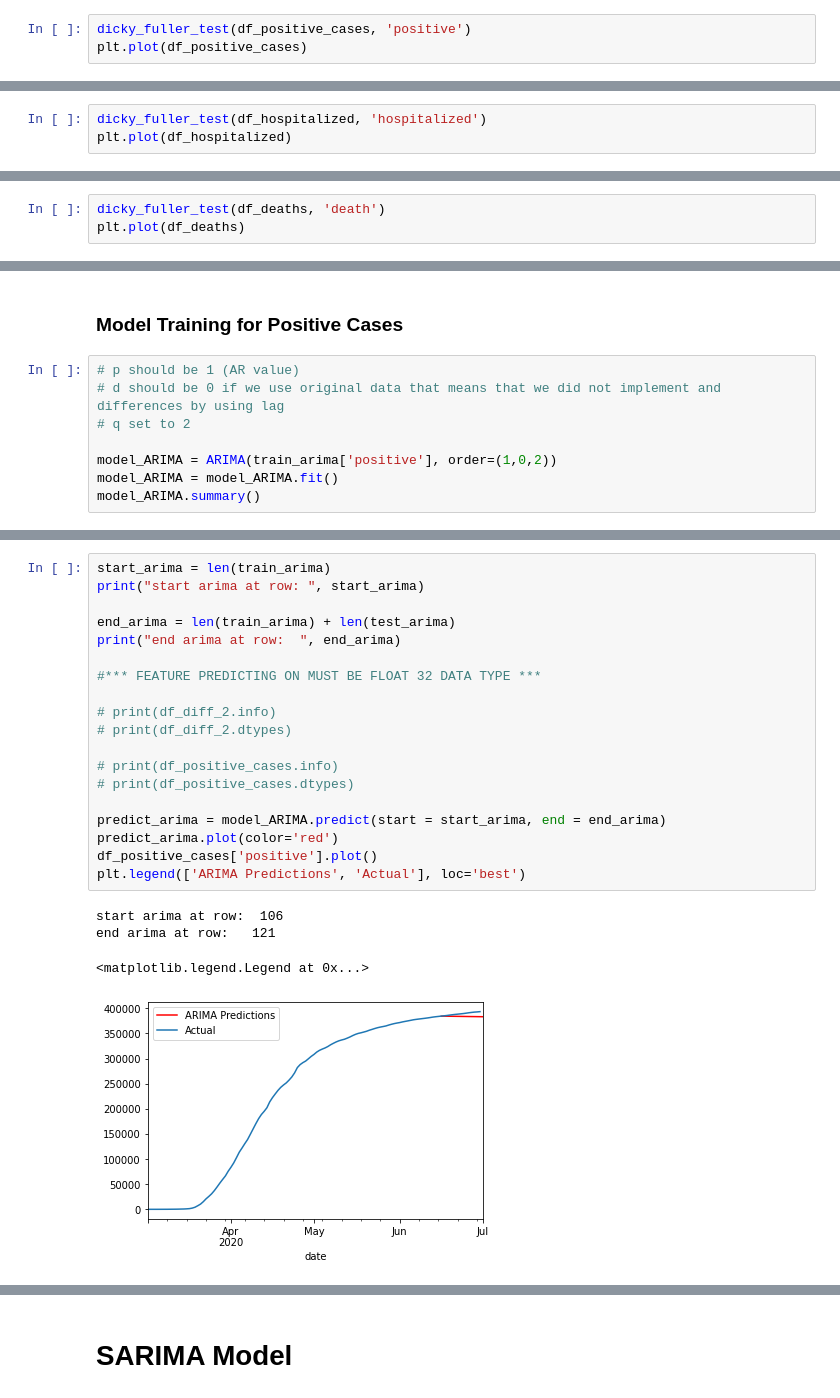
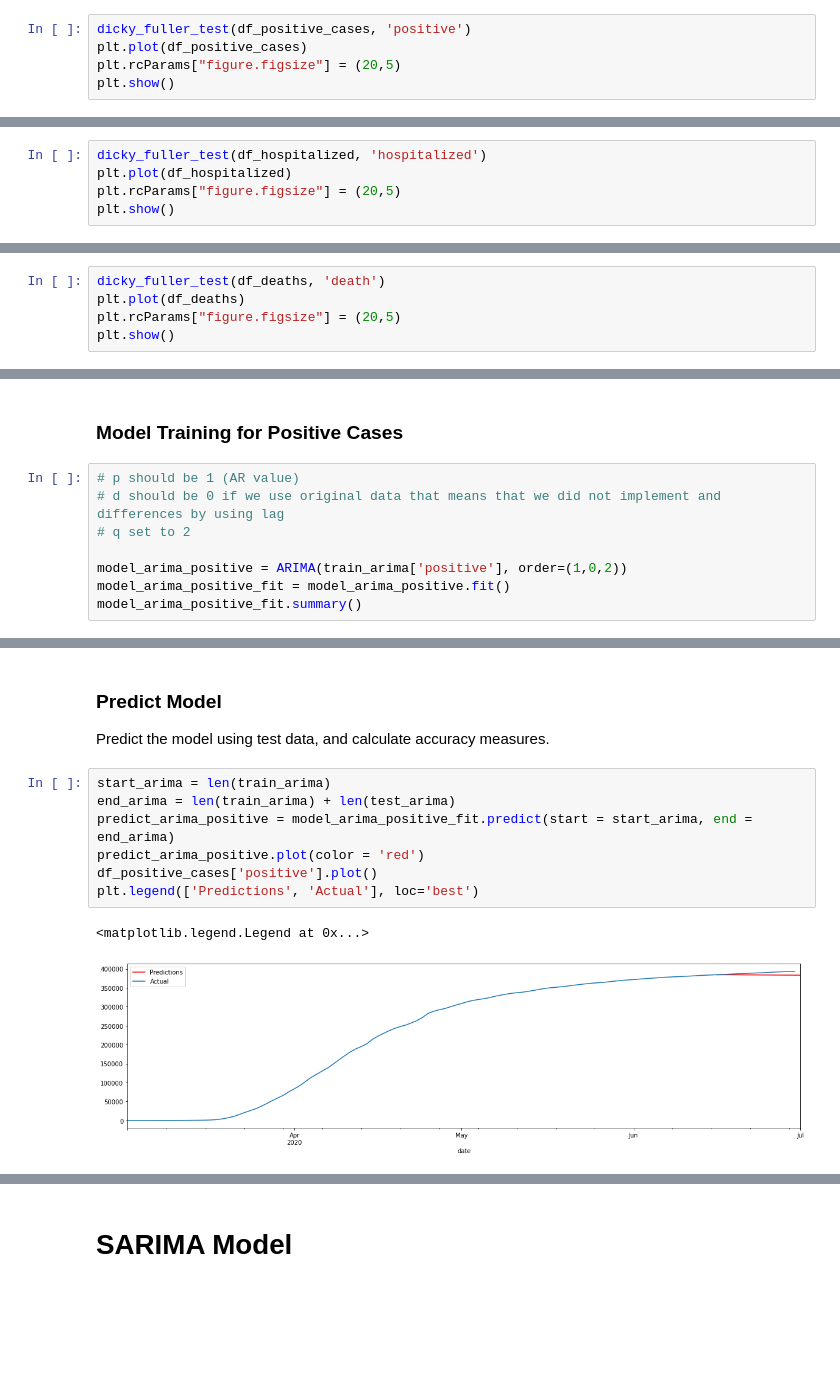
Before and after one commit to JohnKHancock/CUNY_DATA_698_Maters_Project, a Jupyter notebook: project-model/arima-models.ipynb, the cells around one changed output, grey strips where cells are left out. Saved outputs shown, nothing was run; the diff lists cells and outputs as text; blank space fills up the shorter version.

```diff
--- a/project-model/arima-models.ipynb
+++ b/project-model/arima-models.ipynb
@@ -194,5 +99,7 @@ Below we will use the Dicky Fuller Test to assess if the data set we have is sta
 # %%
 dicky_fuller_test(df_positive_cases, 'positive')
 plt.plot(df_positive_cases)
+plt.rcParams["figure.figsize"] = (20,5)
+plt.show()
 # %% [output]
 Results of Dickey-Fuller Test for: positive
@@ -212,5 +118,7 @@ The p-value is significant at  0.020599585879086686 , meaning we can reject the
 # %%
 dicky_fuller_test(df_hospitalized, 'hospitalized')
 plt.plot(df_hospitalized)
+plt.rcParams["figure.figsize"] = (20,5)
+plt.show()
 # %% [output]
 Results of Dickey-Fuller Test for: hospitalized
@@ -230,5 +137,7 @@ The p-value is too large at  0.09331668941023669 , meaning we cannot reject the
 # %%
 dicky_fuller_test(df_deaths, 'death')
 plt.plot(df_deaths)
+plt.rcParams["figure.figsize"] = (20,5)
+plt.show()
 # %% [output]
 Results of Dickey-Fuller Test for: death
@@ -296,9 +377,9 @@ Testing set dimensions:  (15, 1)
 # d should be 0 if we use original data that means that we did not implement and differences by using lag
 # q set to 2
 
-model_ARIMA = ARIMA(train_arima['positive'], order=(1,0,2))
-model_ARIMA = model_ARIMA.fit()
-model_ARIMA.summary()
+model_arima_positive = ARIMA(train_arima['positive'], order=(1,0,2))
+model_arima_positive_fit = model_arima_positive.fit()
+model_arima_positive_fit.summary()
 # %% [output]
 ARMA Model Results
 | Dep. Variable: | positive | No. Observations: | 106 |
@@ -323,24 +402,14 @@ Roots
+# %% [markdown]
+### Predict Model
+
+Predict the model using test data, and calculate accuracy measures.
 # %%
 start_arima = len(train_arima)
-print("start arima at row: ", start_arima)
-
 end_arima = len(train_arima) + len(test_arima)
-print("end arima at row:  ", end_arima)
-
-#*** FEATURE PREDICTING ON MUST BE FLOAT 32 DATA TYPE ***
-
-# print(df_diff_2.info)
-# print(df_diff_2.dtypes)
-
-# print(df_positive_cases.info)
-# print(df_positive_cases.dtypes)
-
-predict_arima = model_ARIMA.predict(start = start_arima, end = end_arima)
-predict_arima.plot(color='red')
+predict_arima_positive = model_arima_positive_fit.predict(start = start_arima, end = end_arima)
+predict_arima_positive.plot(color = 'red')
 df_positive_cases['positive'].plot()
-plt.legend(['ARIMA Predictions', 'Actual'], loc='best')
+plt.legend(['Predictions', 'Actual'], loc='best')
 # %% [output]
-start arima at row:  106
-end arima at row:   121
+<matplotlib.legend.Legend at 0x...>
-<matplotlib.legend.Legend at 0x...>
-[figure, old version]
+[figure, new version]
```
Also changed, not shown: parts of 46 cells of this notebook, 1 other file.
